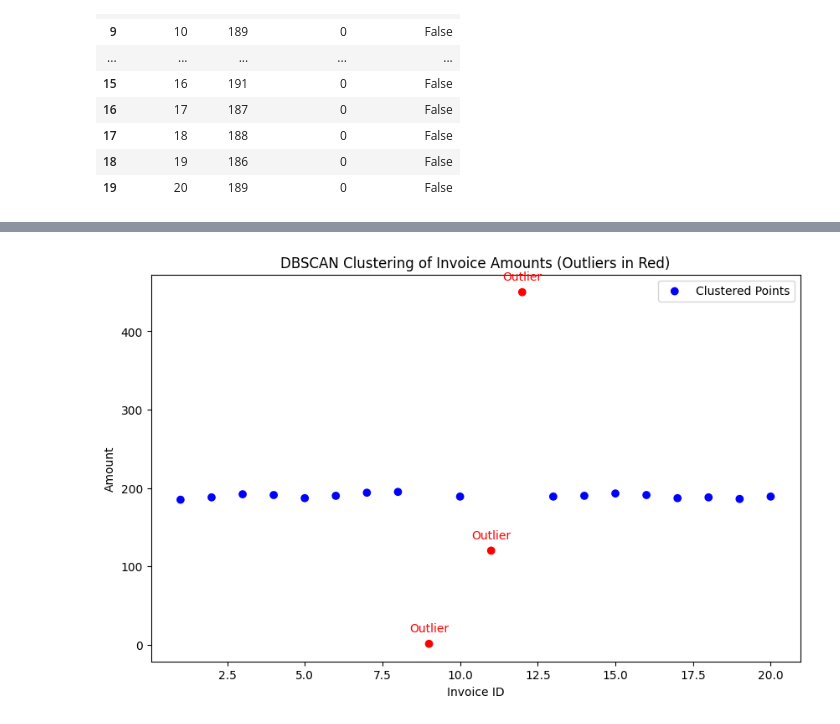
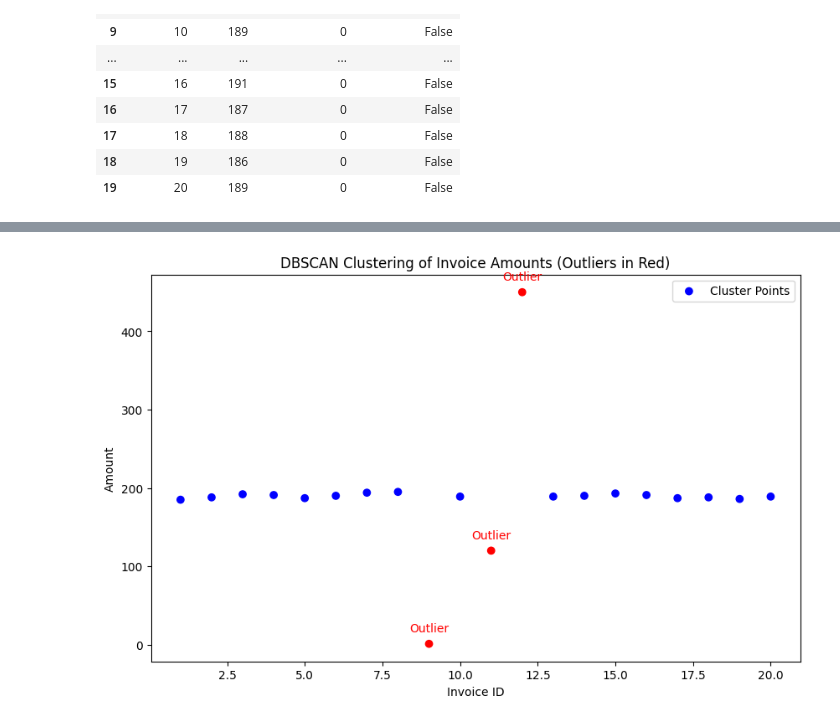
Before and after one commit to jonascheng/anomalyebook, a Jupyter notebook: 01_z-score-identify-outliers.ipynb, the cells around one changed output, grey strips where cells are left out. Saved outputs shown, nothing was run; the diff lists cells and outputs as text; code cells hidden in the pictures.

```diff
--- a/01_z-score-identify-outliers.ipynb
+++ b/01_z-score-identify-outliers.ipynb
@@ -302,32 +214,22 @@ df[['Invoice ID', 'Amount', 'IQR Outlier']]
 讓我們將 IQR 離群值視覺化，方便理解。
 # %%
 # 繪製 IQR 離群值散佈圖，標示離群值
-
 plt.figure(figsize=(10, 6))
 
 # 顏色：離群值紅色，正常值藍色
-
 colors = df['IQR Outlier'].map({True: 'red', False: 'blue'})
 
 plt.scatter(df['Invoice ID'], df['Amount'], c=colors, label='資料點')
-
-plt.title('發票金額離群值（IQR 法）')
-
-plt.xlabel('發票編號')
-
-plt.ylabel('金額')
-
-plt.axhline(y=upper_bound, color='r', linestyle='--', label='上界')
-
-plt.axhline(y=lower_bound, color='g', linestyle='--', label='下界')
-
-plt.legend(['資料點', '上界', '下界'])
+plt.title('Invoice Amount with Outliers Highlighted (IQR Method)')
+plt.xlabel('Invoice ID')
+plt.ylabel('Amount')
+plt.axhline(y=upper_bound, color='r', linestyle='--', label='Upper Bound')
+plt.axhline(y=lower_bound, color='g', linestyle='--', label='Lower Bound')
+plt.legend(['Data Points', 'Upper Bound', 'Lower Bound'])
 
 # 標註離群值
-
 for i, row in df[df['IQR Outlier']].iterrows():
-
-    plt.annotate('離群值', (row['Invoice ID'], row['Amount']), textcoords="offset points", xytext=(0,10), ha='center', color='red')
+    plt.annotate('Outlier', (row['Invoice ID'], row['Amount']), textcoords="offset points", xytext=(0,10), ha='center', color='red')
 
 plt.show()
 # %% [output]
@@ -426,32 +303,24 @@ df[['Invoice ID', 'Amount', 'DBSCAN_Label', 'DBSCAN Outlier']]
 讓我們將 DBSCAN 離群值視覺化，方便理解。
 # %%
 # 繪製 DBSCAN 離群值散佈圖，標示離群值
-
 plt.figure(figsize=(10, 6))
 
 # 顏色：離群值（-1）紅色，群集點藍色
-
 colors = df['DBSCAN_Label'].map(lambda x: 'red' if x == -1 else 'blue')
 
 plt.scatter(df['Invoice ID'], df['Amount'], c=colors, label='群集點')
-
-plt.title('DBSCAN 分群結果（離群值紅色）')
-
-plt.xlabel('發票編號')
-
-plt.ylabel('金額')
+plt.title('DBSCAN Clustering of Invoice Amounts (Outliers in Red)')
+plt.xlabel('Invoice ID')
+plt.ylabel('Amount')
 
 # 標註離群值
+for i, row in df[df['DBSCAN Outlier']].iterrows():
+    plt.annotate('Outlier', (row['Invoice ID'], row['Amount']), textcoords="offset points", xytext=(0,10), ha='center', color='red')
 
-for i, row in df[df['DBSCAN Outlier']].iterrows():
-
-    plt.annotate('離群值', (row['Invoice ID'], row['Amount']), textcoords="offset points", xytext=(0,10), ha='center', color='red')
-
-plt.legend(['群集點'])
-
+plt.legend(['Cluster Points'])
 plt.show()
 # %% [output]
-[figure, old version]
+[figure, new version]
 # %% [markdown]
 ## 8. 離群值偵測方法比較
 
```
Also changed, not shown: parts of 13 cells of this notebook.
